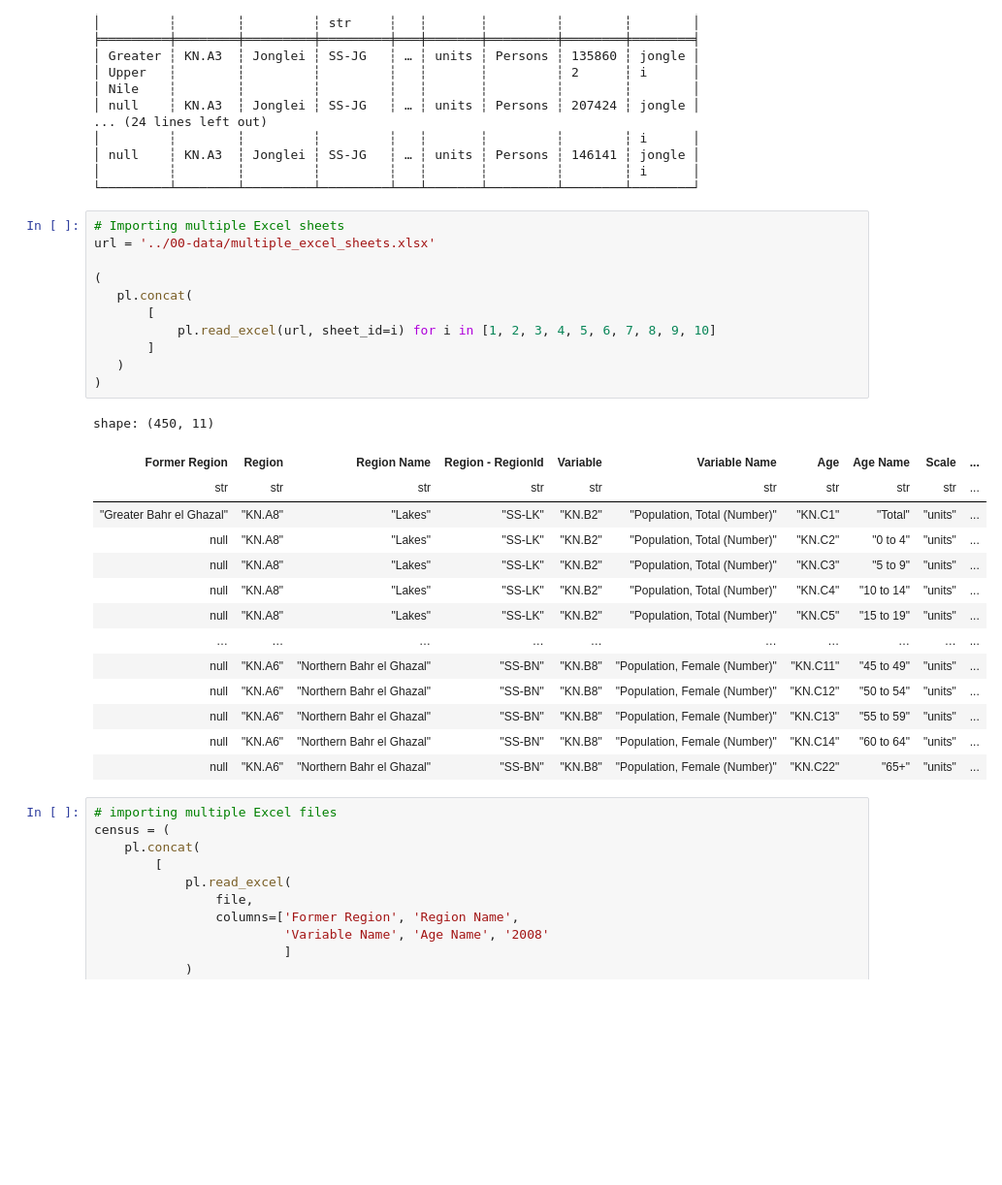
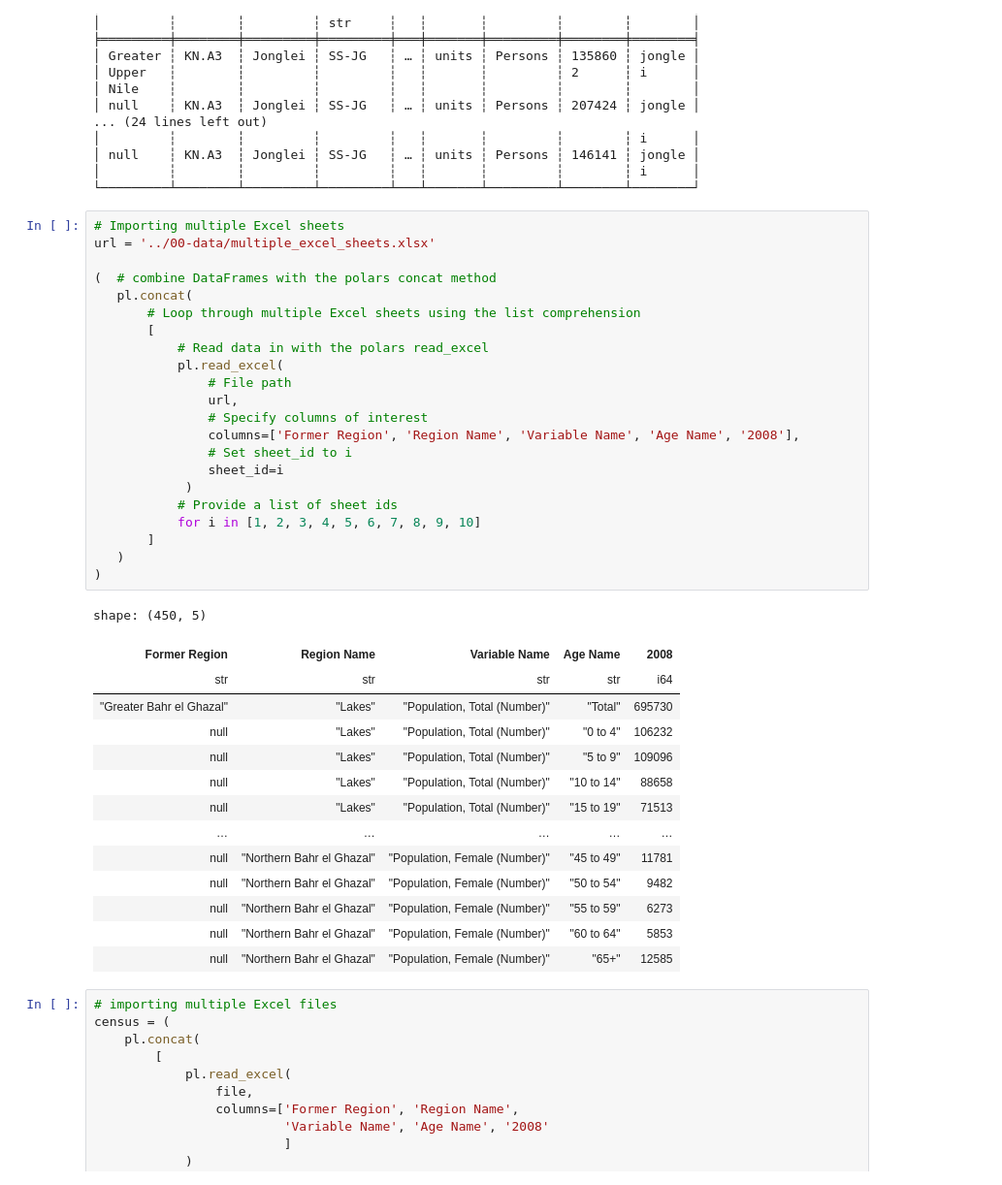
Before and after one commit to tongakuot/polars-orbits, a Jupyter notebook: 02-importing-data/importing-excel-file-into-polars.ipynb, the cells around one changed output. Shown at 97% size. Cells and saved outputs as stored; diff of their text form; blank space fills up the shorter version.

```diff
--- a/02-importing-data/importing-excel-file-into-polars.ipynb
+++ b/02-importing-data/importing-excel-file-into-polars.ipynb
@@ -187,29 +187,40 @@ shape: (5, 12)
 # %%
 # Importing multiple Excel sheets
 url = '../00-data/multiple_excel_sheets.xlsx'
 
-(
+(  # combine DataFrames with the polars concat method
    pl.concat(
+       # Loop through multiple Excel sheets using the list comprehension
        [
-           pl.read_excel(url, sheet_id=i) for i in [1, 2, 3, 4, 5, 6, 7, 8, 9, 10]
+           # Read data in with the polars read_excel
+           pl.read_excel(
+               # File path
+               url,
+               # Specify columns of interest
+               columns=['Former Region', 'Region Name', 'Variable Name', 'Age Name', '2008'],
+               # Set sheet_id to i
+               sheet_id=i
+            )
+           # Provide a list of sheet ids
+           for i in [1, 2, 3, 4, 5, 6, 7, 8, 9, 10]
        ]
    )
 )
 # %% [output]
-shape: (450, 11)
+shape: (450, 5)
-| Former Region | Region | Region Name | Region - RegionId | Variable | Variable Name | Age | Age Name | Scale | ... |
-| str | str | str | str | str | str | str | str | str | ... |
-| "Greater Bahr el Ghazal" | "KN.A8" | "Lakes" | "SS-LK" | "KN.B2" | "Population, Total (Number)" | "KN.C1" | "Total" | "units" | ... |
-| null | "KN.A8" | "Lakes" | "SS-LK" | "KN.B2" | "Population, Total (Number)" | "KN.C2" | "0 to 4" | "units" | ... |
-| null | "KN.A8" | "Lakes" | "SS-LK" | "KN.B2" | "Population, Total (Number)" | "KN.C3" | "5 to 9" | "units" | ... |
-| null | "KN.A8" | "Lakes" | "SS-LK" | "KN.B2" | "Population, Total (Number)" | "KN.C4" | "10 to 14" | "units" | ... |
-| null | "KN.A8" | "Lakes" | "SS-LK" | "KN.B2" | "Population, Total (Number)" | "KN.C5" | "15 to 19" | "units" | ... |
-| … | … | … | … | … | … | … | … | … | ... |
-| null | "KN.A6" | "Northern Bahr el Ghazal" | "SS-BN" | "KN.B8" | "Population, Female (Number)" | "KN.C11" | "45 to 49" | "units" | ... |
-| null | "KN.A6" | "Northern Bahr el Ghazal" | "SS-BN" | "KN.B8" | "Population, Female (Number)" | "KN.C12" | "50 to 54" | "units" | ... |
-| null | "KN.A6" | "Northern Bahr el Ghazal" | "SS-BN" | "KN.B8" | "Population, Female (Number)" | "KN.C13" | "55 to 59" | "units" | ... |
-| null | "KN.A6" | "Northern Bahr el Ghazal" | "SS-BN" | "KN.B8" | "Population, Female (Number)" | "KN.C14" | "60 to 64" | "units" | ... |
-| null | "KN.A6" | "Northern Bahr el Ghazal" | "SS-BN" | "KN.B8" | "Population, Female (Number)" | "KN.C22" | "65+" | "units" | ... |
+| Former Region | Region Name | Variable Name | Age Name | 2008 |
+| str | str | str | str | i64 |
+| "Greater Bahr el Ghazal" | "Lakes" | "Population, Total (Number)" | "Total" | 695730 |
+| null | "Lakes" | "Population, Total (Number)" | "0 to 4" | 106232 |
+| null | "Lakes" | "Population, Total (Number)" | "5 to 9" | 109096 |
+| null | "Lakes" | "Population, Total (Number)" | "10 to 14" | 88658 |
+| null | "Lakes" | "Population, Total (Number)" | "15 to 19" | 71513 |
+| … | … | … | … | … |
+| null | "Northern Bahr el Ghazal" | "Population, Female (Number)" | "45 to 49" | 11781 |
+| null | "Northern Bahr el Ghazal" | "Population, Female (Number)" | "50 to 54" | 9482 |
+| null | "Northern Bahr el Ghazal" | "Population, Female (Number)" | "55 to 59" | 6273 |
+| null | "Northern Bahr el Ghazal" | "Population, Female (Number)" | "60 to 64" | 5853 |
+| null | "Northern Bahr el Ghazal" | "Population, Female (Number)" | "65+" | 12585 |
 # %%
 # importing multiple Excel files
 census = (
```
Also changed, not shown: 15 other files.
